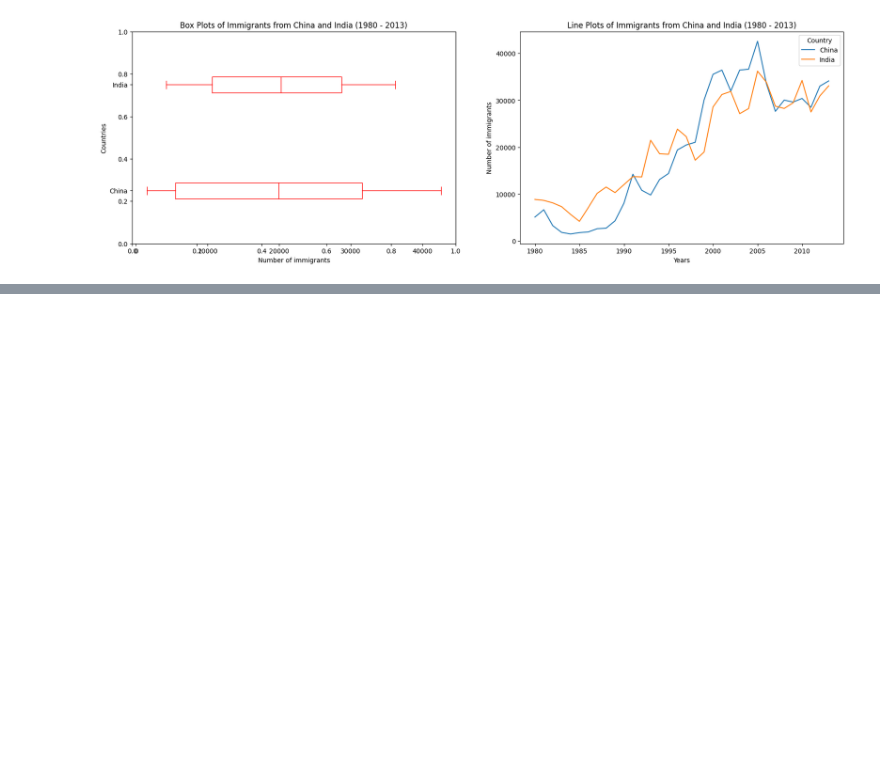
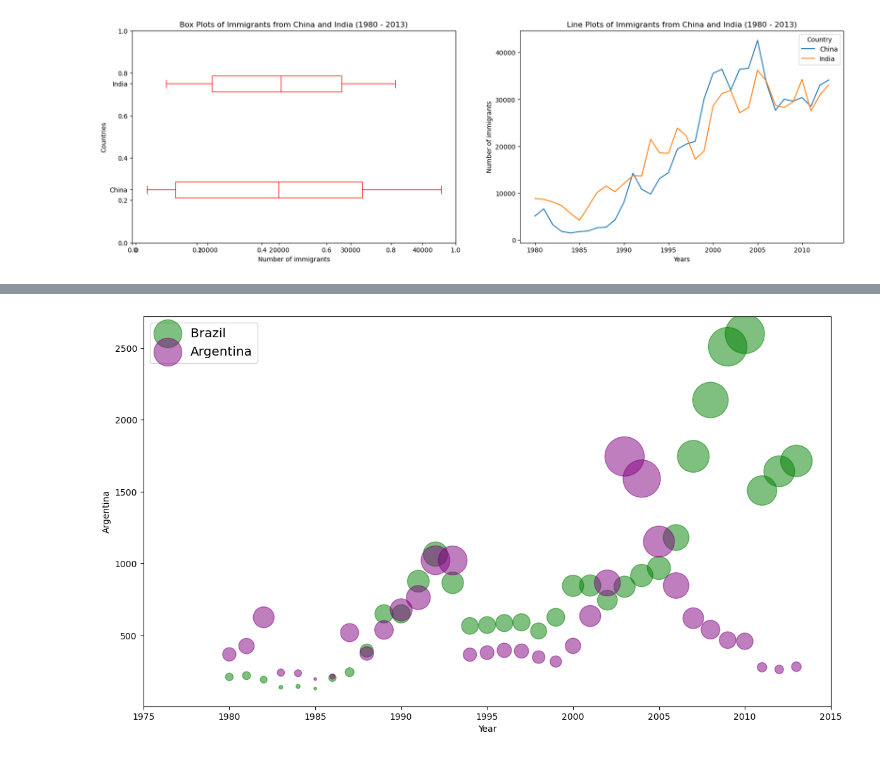
Before and after one commit to LuongLegend/ML-lab, a Jupyter notebook: Course 1/Lab 7/Lab7#3-plt-circle.ipynb, the cells around one changed output, grey strips where cells are left out. Saved outputs shown, nothing was run; the diff lists cells and outputs as text; code cells hidden in the pictures; blank space fills up the shorter version.

```diff
--- a/Course 1/Lab 7/Lab7#3-plt-circle.ipynb
+++ b/Course 1/Lab 7/Lab7#3-plt-circle.ipynb
@@ -200,0 +217,34 @@ plt.show()
+# %%
+# Biểu đồ bong bóng
+# phóng to dấu chấm lên sẽ được 1 bong bóng
+#  Trong thống kê có một số phương thức chuẩn hóa, mỗi phương pháp có cách sử dụng riêng
+# Chuẩn hóa để đưa dữ liệu về chung 1 thang đo
+# Chuẩn hóa Min, Max scaling x' = (x-xmin)/(xmax-xmin)
+# Dữ liệu sẽ nằm trong khoảng [0,1]
+# Vẽ biểu đồ bong bóng cho Brazil và Argentina
+
+# chuyển vị
+# Tên cột chị mục hiện tại vẫn là Country
+df_can_t = df_can[years].transpose()
+#chuyển year về hết int
+df_can_t.index = map(int, df_can_t.index)
+#đổi tên cột index
+df_can_t.index.name = 'Year'
+#reset index
+df_can_t.reset_index(inplace=True)
+# =================================== #
+#  Tạo trọng số chuẩn hóa
+# dùng min max scaling
+norm_brazil = (df_can_t['Brazil'] - df_can_t['Brazil'].min())/(df_can_t['Brazil'].max() - df_can_t['Brazil'].min())
+norm_argentina = (df_can_t['Argentina'] - df_can_t['Argentina'].min())/(df_can_t['Argentina'].max() - df_can_t['Argentina'].min())
+
+# Vẽ biểu đồ
+# Vẽ cả 2 trong 1 trục tọa độ
+ax0 = df_can_t.plot(kind='scatter', x = 'Year', y = 'Brazil',alpha=0.5, color='green', s= norm_brazil*2000 + 10, xlim=(1975, 2015))
+# ax = ax0 -> vẽ ax0 trong ax1
+ax1 = df_can_t.plot(kind='scatter', x = 'Year', y = 'Argentina',alpha= 0.5, figsize=(14,8), color='purple', s= norm_argentina*2000 + 10, ax = ax0)
+
+ax0.legend(['Brazil','Argentina'], loc = 'upper left', fontsize='x-large')
+plt.show()
+# %% [output]
+[figure, added]
```
Also changed, not shown: parts of 8 cells of this notebook.
